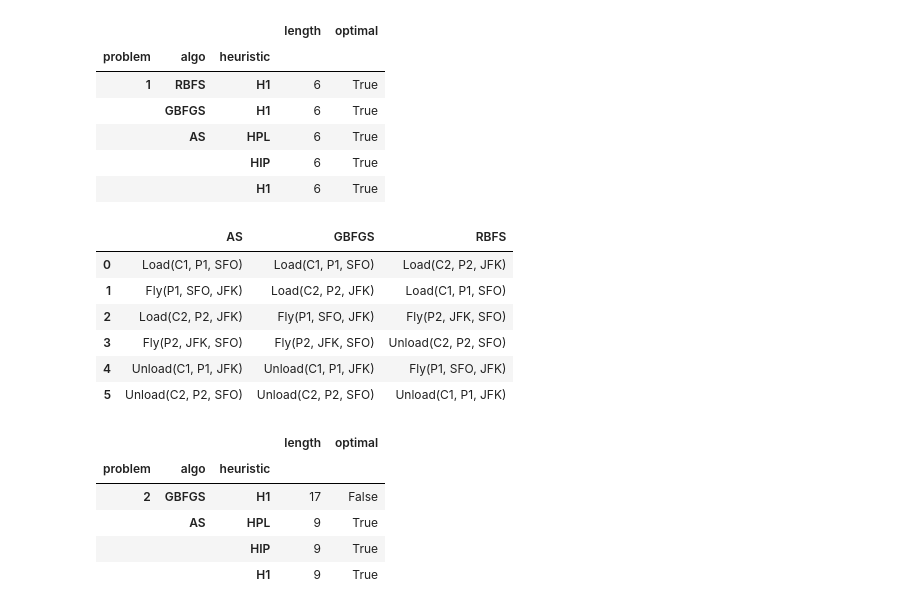
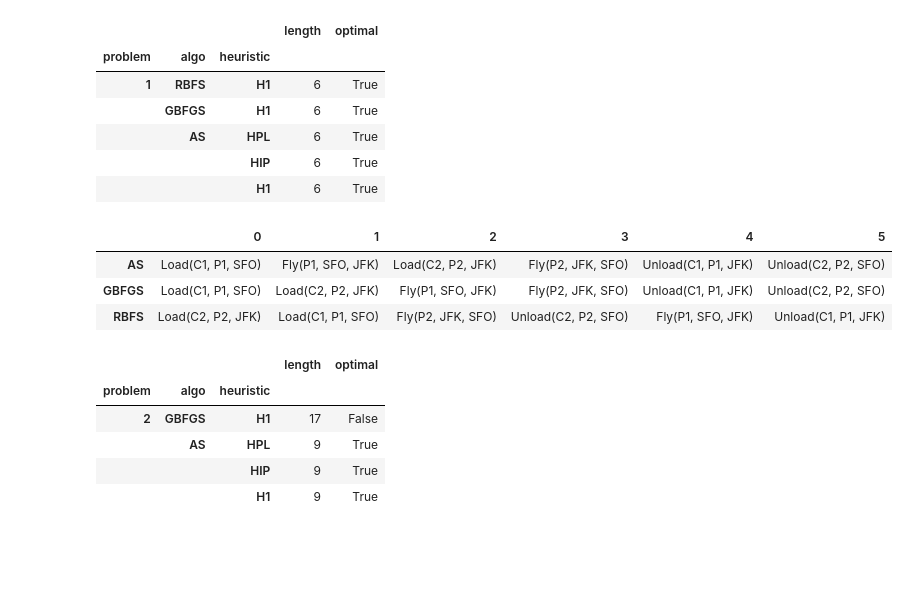
Before and after one commit to markovchainsmoker/AIND-Planning, a Jupyter notebook: Planning.ipynb, the cells around one changed output. Cells and saved outputs as stored; diff of their text form; code cells hidden in the pictures; blank space fills up the shorter version.

```diff
--- a/Planning.ipynb
+++ b/Planning.ipynb
@@ -255,17 +222,14 @@ df.set_index(['problem','algo','heuristic'])[['length','optimal']].sort_index(le
 # %%
 df=informed[0]['solution']
 optimal=dict()
 for i,v in df[df.optimal].iterrows():
     optimal[v.algo]=v.solution
-pd.DataFrame.from_dict(optimal).head(6)
+pd.DataFrame.from_dict(optimal).head(6).T
 # %% [output]
-|  | AS | GBFGS | RBFS |
-| 0 | Load(C1, P1, SFO) | Load(C1, P1, SFO) | Load(C2, P2, JFK) |
-| 1 | Fly(P1, SFO, JFK) | Load(C2, P2, JFK) | Load(C1, P1, SFO) |
-| 2 | Load(C2, P2, JFK) | Fly(P1, SFO, JFK) | Fly(P2, JFK, SFO) |
-| 3 | Fly(P2, JFK, SFO) | Fly(P2, JFK, SFO) | Unload(C2, P2, SFO) |
-| 4 | Unload(C1, P1, JFK) | Unload(C1, P1, JFK) | Fly(P1, SFO, JFK) |
-| 5 | Unload(C2, P2, SFO) | Unload(C2, P2, SFO) | Unload(C1, P1, JFK) |
+|  | 0 | 1 | 2 | 3 | 4 | 5 |
+| AS | Load(C1, P1, SFO) | Fly(P1, SFO, JFK) | Load(C2, P2, JFK) | Fly(P2, JFK, SFO) | Unload(C1, P1, JFK) | Unload(C2, P2, SFO) |
+| GBFGS | Load(C1, P1, SFO) | Load(C2, P2, JFK) | Fly(P1, SFO, JFK) | Fly(P2, JFK, SFO) | Unload(C1, P1, JFK) | Unload(C2, P2, SFO) |
+| RBFS | Load(C2, P2, JFK) | Load(C1, P1, SFO) | Fly(P2, JFK, SFO) | Unload(C2, P2, SFO) | Fly(P1, SFO, JFK) | Unload(C1, P1, JFK) |
 # %%
 df=informed[1]['performance'].sort_values(by=['length','expansions'])
 df.set_index(['problem','algo','heuristic'])[['length','optimal']].sort_index(level=1,ascending=False)
```
Also changed, not shown: parts of 50 cells of this notebook.
